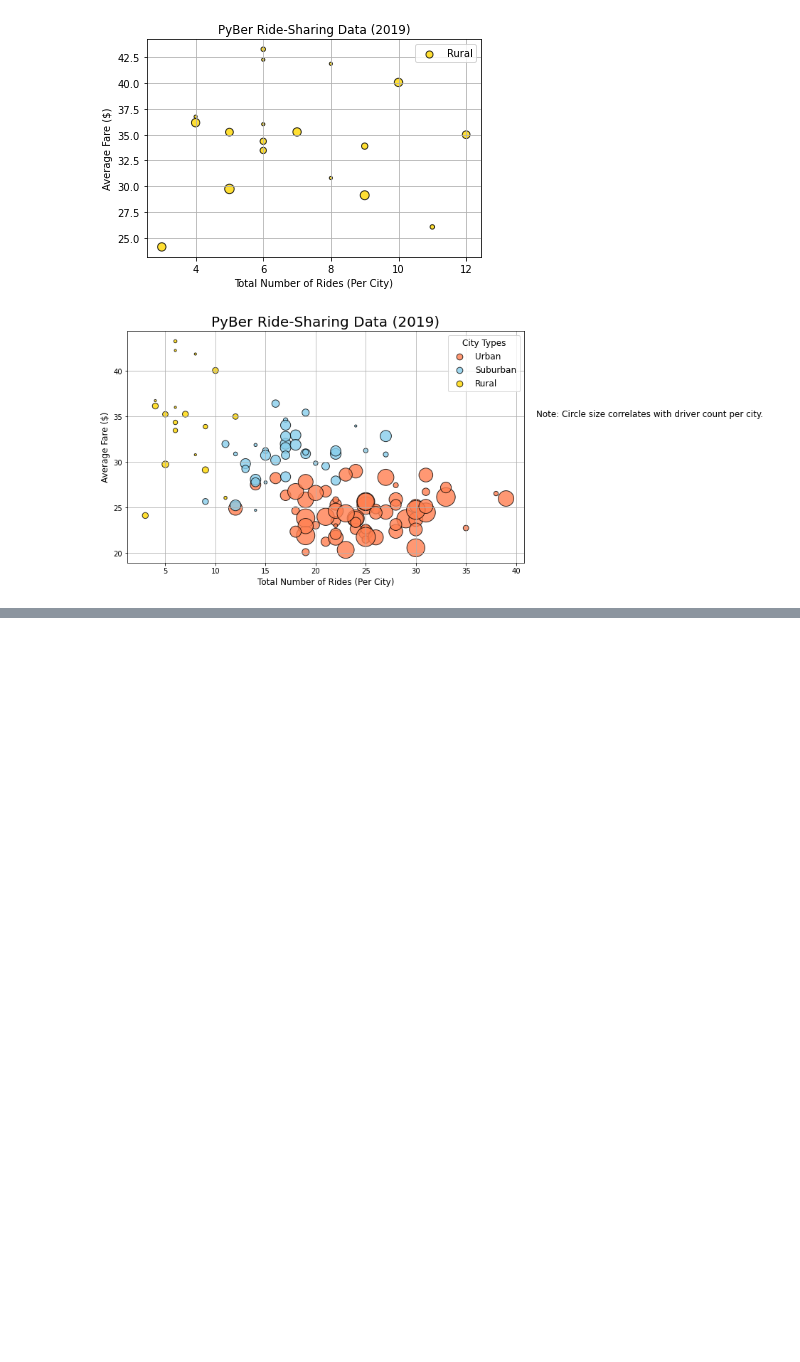
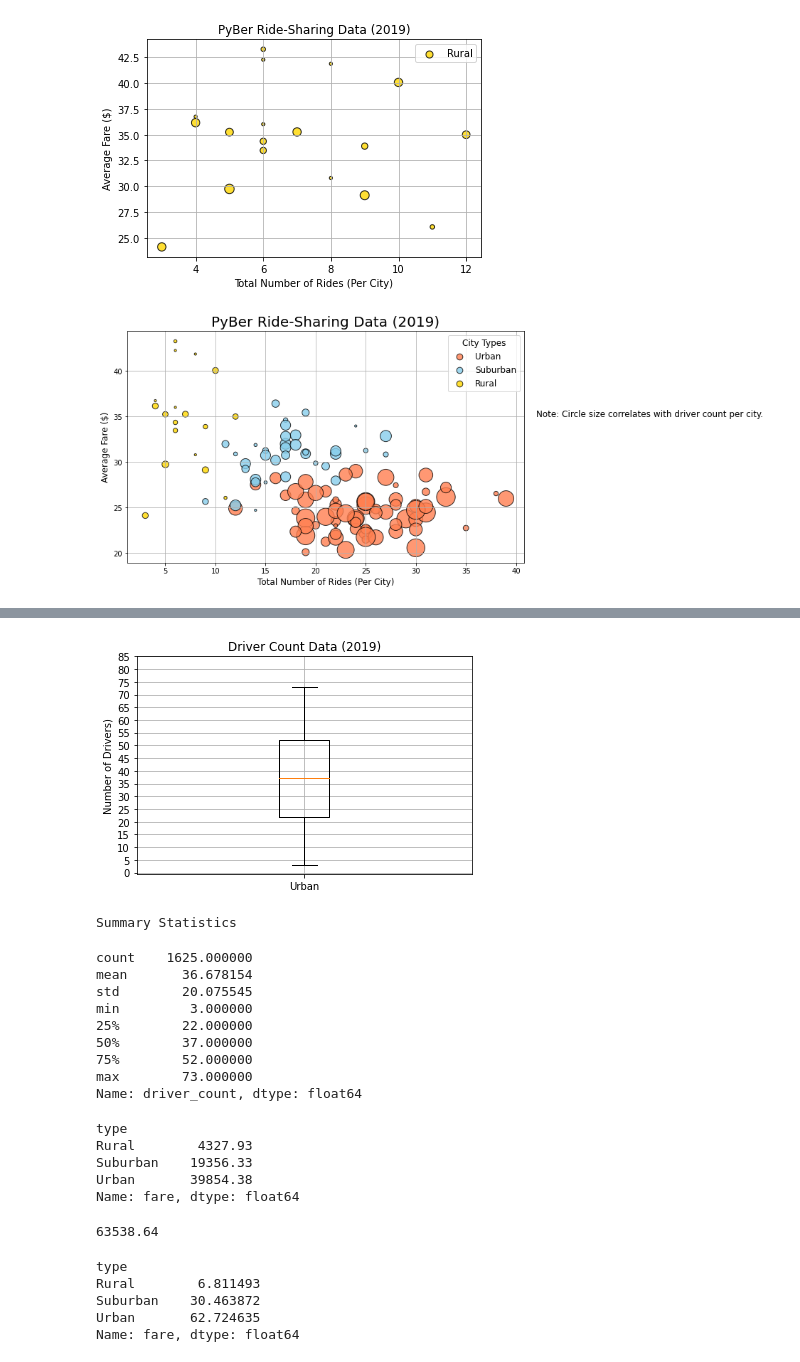
Before and after one commit to Jopinson/Pybear_analysis, a Jupyter notebook: Pybear.ipynb, the cells around one changed output, grey strips where cells are left out. Saved outputs shown, nothing was run; the diff lists cells and outputs as text; code cells hidden in the pictures; blank space fills up the shorter version.

```diff
--- a/Pybear.ipynb
+++ b/Pybear.ipynb
@@ -279,0 +426,51 @@ plt.show()
+# %%
+# Create the box-and-whisker plot for the urban driver count data.
+x_labels = ["Urban"]
+fig, ax = plt.subplots()
+ax.boxplot(urban_drivers,labels=x_labels)
+# Add the title, y-axis label and grid.
+ax.set_title('Driver Count Data (2019)')
+ax.set_ylabel('Number of Drivers)')
+ax.set_yticks(np.arange(0, 90, step=5.0))
+ax.grid()
+plt.show()
+print("Summary Statistics")
+urban_drivers.describe()
+# %% [output]
+[figure, added]
+Summary Statistics
+count    1625.000000
+mean       36.678154
+std        20.075545
+min         3.000000
+25%        22.000000
+50%        37.000000
+75%        52.000000
+max        73.000000
+Name: driver_count, dtype: float64
+# %%
+# Get the sum of the fares for each city type.
+sum_fares_by_type = pyber_data_df.groupby(["type"]).sum()["fare"]
+sum_fares_by_type
+# %% [output]
+type
+Rural        4327.93
+Suburban    19356.33
+Urban       39854.38
+Name: fare, dtype: float64
+# %%
+# Get the sum of all the fares.
+total_fares = pyber_data_df["fare"].sum()
+total_fares
+# %% [output]
+63538.64
+# %%
+# Calculate the percentage of fare for each city type.
+type_percents = 100 * pyber_data_df.groupby(["type"]).sum()["fare"] / pyber_data_df["fare"].sum()
+type_percents
+# %% [output]
+type
+Rural        6.811493
+Suburban    30.463872
+Urban       62.724635
+Name: fare, dtype: float64
```
Also changed, not shown: parts of 16 cells of this notebook.
